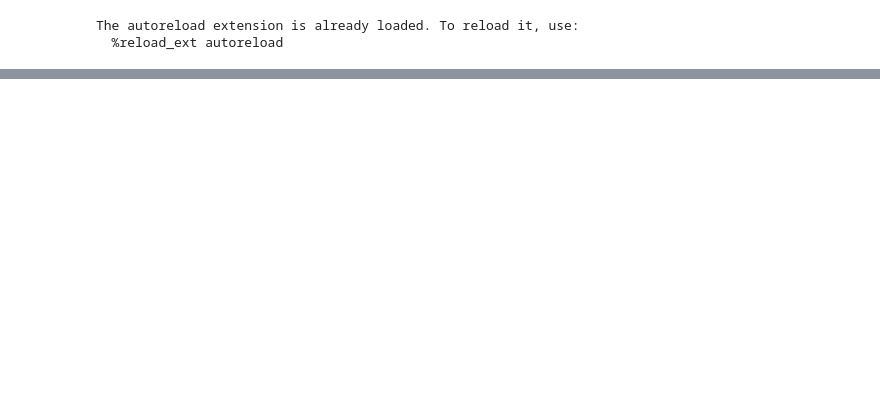
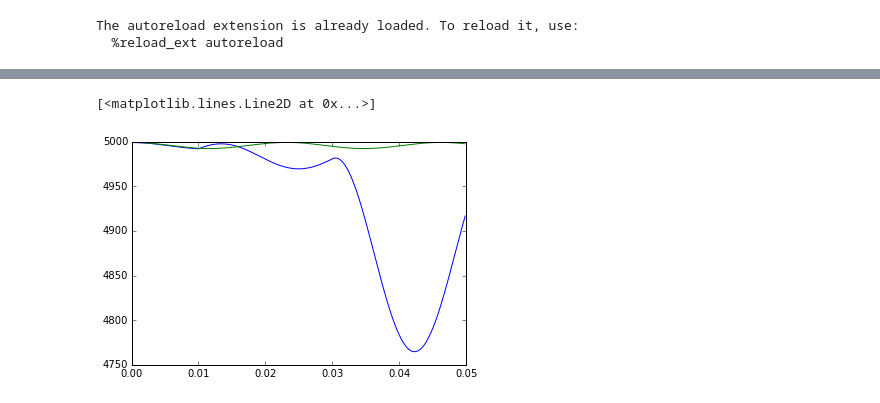
Before and after one commit to ZachGlassman/MySpinorSim, a Jupyter notebook: SimulationRunner.ipynb, the cells around one changed output, grey strips where cells are left out. Cells and saved outputs as stored; diff of their text form; code cells hidden in the pictures; blank space fills up the shorter version.

```diff
--- a/SimulationRunner.ipynb
+++ b/SimulationRunner.ipynb
@@ -13,10 +13,10 @@ The autoreload extension is already loaded. To reload it, use:
 #import function to do single simulation
 from MeanField.MeanFieldSimulation import single_simulation
 # %%
-N=40000
-tf = .02
+N=5000
+tf = .05
 dt = .1e-4
 
-pulses = [[.01,1e-5,'MW',200000]]
+pulses = [[.01,1e-5,'MW',200000],[.03,1e-5,'MW',200000]]
+#pulses = []
+pulses1 = []
-# %%
-single_simulation(N,tf,dt,pulses)
@@ -27,0 +39,3 @@ Now Outputting
+# %%
+data1 = single_simulation(N,200,tf,dt,pulses,plot = False)
+data3 = single_simulation(N,200,tf,dt,pulses1,plot = False)
@@ -43,0 +57,6 @@ Simulation time: 25.47
+# %%
+plt.plot(data1[0,:],data1[1,:]*N,label = "mean field")
+plt.plot(data3[0,:],data3[1,:]*N,label = "mean field no pulse")
+# %% [output]
+[<matplotlib.lines.Line2D at 0x...>]
+[figure, added]
```
Also changed, not shown: parts of 8 cells of this notebook, 7 other files.
